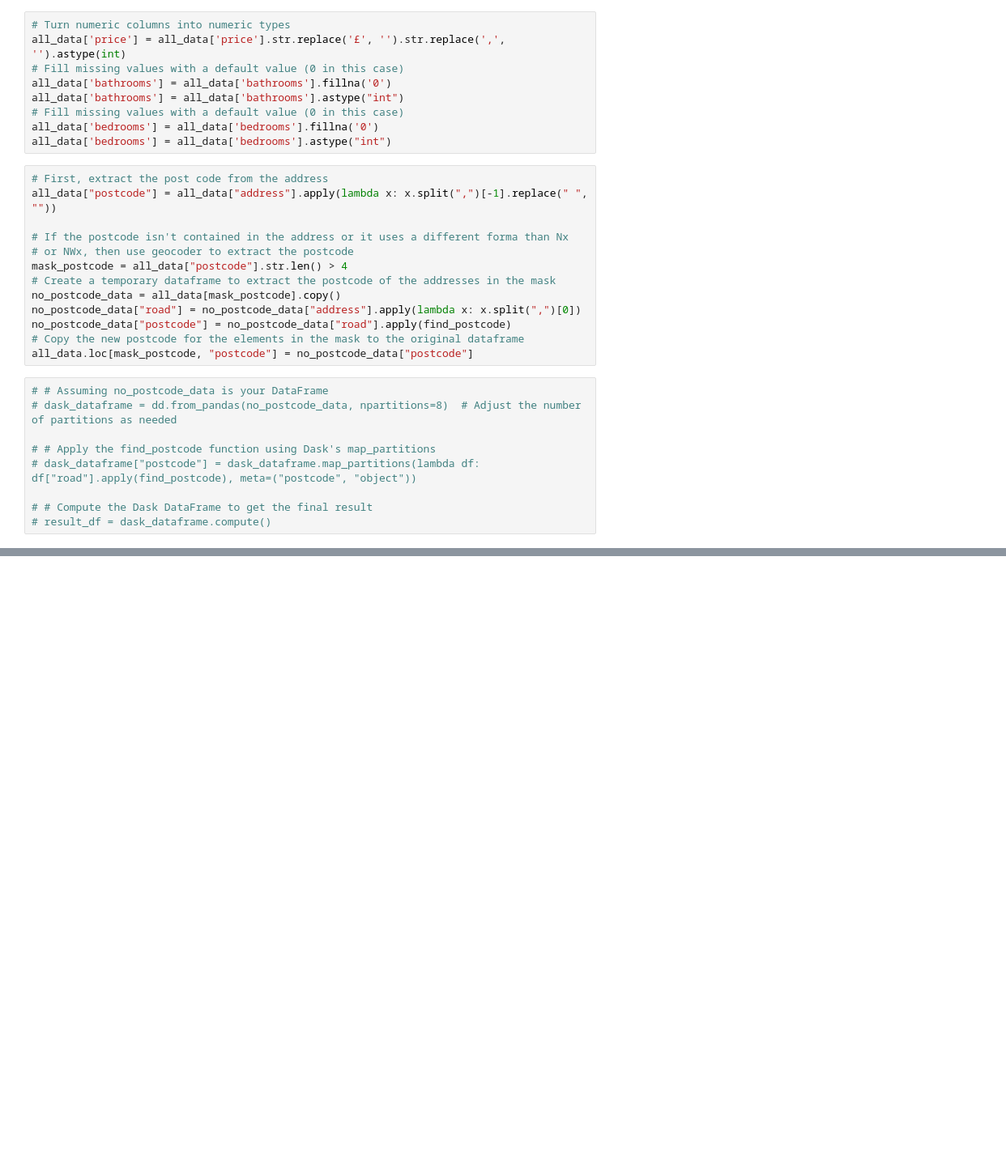
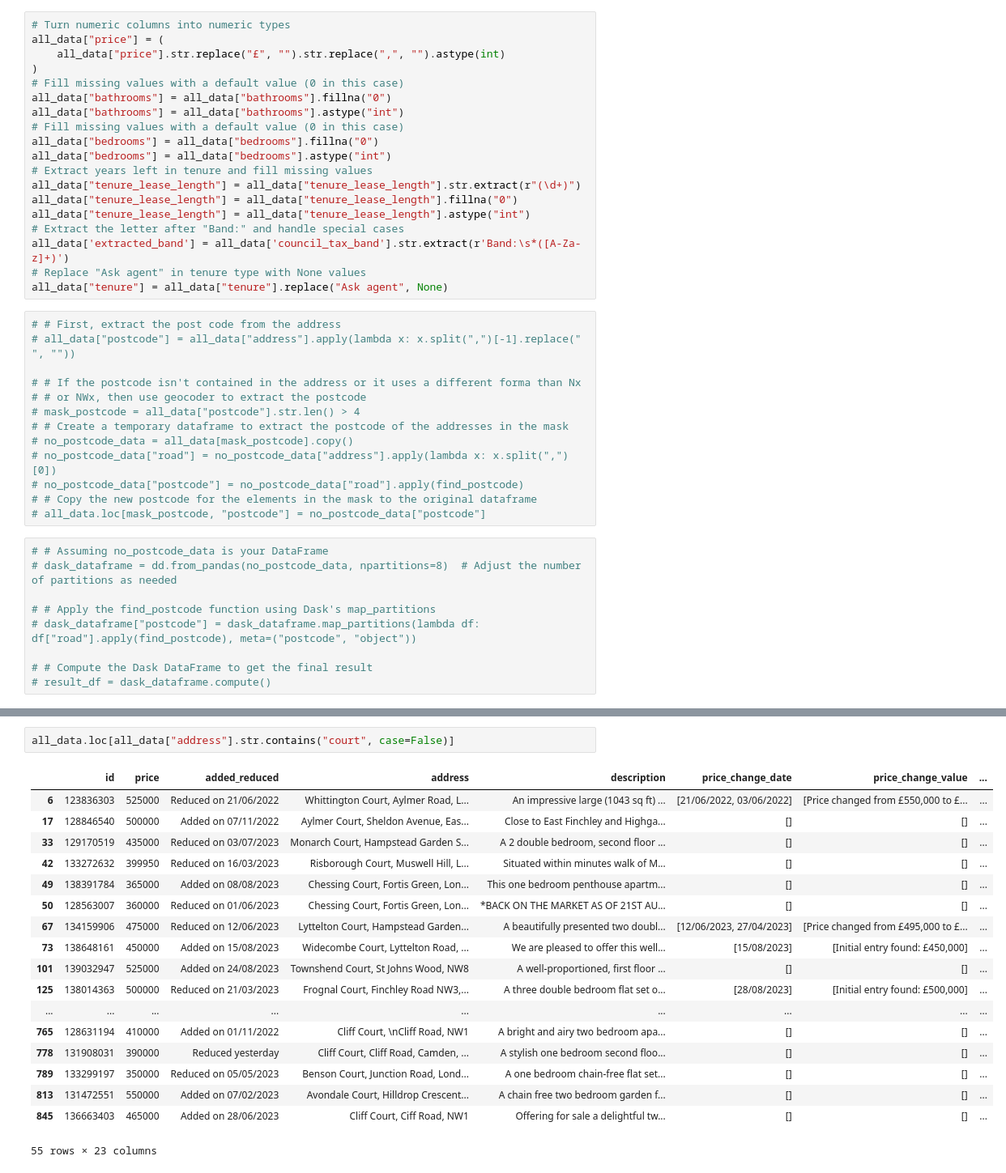
Before and after one commit to albertovidalrod/London-House-Prices, a Jupyter notebook: data_analysis.ipynb, the cells around one changed output, grey strips where cells are left out. Shown at 81% size. Drawn from its saved outputs; the diff is of its cells as text; blank space fills up the shorter version.

Commit message:
Data update August 2023

```diff
--- a/data_analysis.ipynb
+++ b/data_analysis.ipynb
@@ -91,26 +76,36 @@ for postcode in postcode_list:
 all_data.reset_index(drop=True, inplace=True)
 # %%
 # Turn numeric columns into numeric types
-all_data['price'] = all_data['price'].str.replace('£', '').str.replace(',', '').astype(int)
+all_data["price"] = (
+    all_data["price"].str.replace("£", "").str.replace(",", "").astype(int)
+)
 # Fill missing values with a default value (0 in this case)
-all_data['bathrooms'] = all_data['bathrooms'].fillna('0')
-all_data['bathrooms'] = all_data['bathrooms'].astype("int")
+all_data["bathrooms"] = all_data["bathrooms"].fillna("0")
+all_data["bathrooms"] = all_data["bathrooms"].astype("int")
 # Fill missing values with a default value (0 in this case)
-all_data['bedrooms'] = all_data['bedrooms'].fillna('0')
-all_data['bedrooms'] = all_data['bedrooms'].astype("int")
+all_data["bedrooms"] = all_data["bedrooms"].fillna("0")
+all_data["bedrooms"] = all_data["bedrooms"].astype("int")
+# Extract years left in tenure and fill missing values
+all_data["tenure_lease_length"] = all_data["tenure_lease_length"].str.extract(r"(\d+)")
+all_data["tenure_lease_length"] = all_data["tenure_lease_length"].fillna("0")
+all_data["tenure_lease_length"] = all_data["tenure_lease_length"].astype("int")
+# Extract the letter after "Band:" and handle special cases
+all_data['extracted_band'] = all_data['council_tax_band'].str.extract(r'Band:\s*([A-Za-z]+)')
+# Replace "Ask agent" in tenure type with None values
+all_data["tenure"] = all_data["tenure"].replace("Ask agent", None)
 # %%
-# First, extract the post code from the address
-all_data["postcode"] = all_data["address"].apply(lambda x: x.split(",")[-1].replace(" ", ""))
+# # First, extract the post code from the address
+# all_data["postcode"] = all_data["address"].apply(lambda x: x.split(",")[-1].replace(" ", ""))
 
-# If the postcode isn't contained in the address or it uses a different forma than Nx
-# or NWx, then use geocoder to extract the postcode
-mask_postcode = all_data["postcode"].str.len() > 4
-# Create a temporary dataframe to extract the postcode of the addresses in the mask
-no_postcode_data = all_data[mask_postcode].copy()
-no_postcode_data["road"] = no_postcode_data["address"].apply(lambda x: x.split(",")[0])
-no_postcode_data["postcode"] = no_postcode_data["road"].apply(find_postcode)
-# Copy the new postcode for the elements in the mask to the original dataframe
-all_data.loc[mask_postcode, "postcode"] = no_postcode_data["postcode"]
+# # If the postcode isn't contained in the address or it uses a different forma than Nx
+# # or NWx, then use geocoder to extract the postcode
+# mask_postcode = all_data["postcode"].str.len() > 4
+# # Create a temporary dataframe to extract the postcode of the addresses in the mask
+# no_postcode_data = all_data[mask_postcode].copy()
+# no_postcode_data["road"] = no_postcode_data["address"].apply(lambda x: x.split(",")[0])
+# no_postcode_data["postcode"] = no_postcode_data["road"].apply(find_postcode)
+# # Copy the new postcode for the elements in the mask to the original dataframe
+# all_data.loc[mask_postcode, "postcode"] = no_postcode_data["postcode"]
 # %%
 # # Assuming no_postcode_data is your DataFrame
 # dask_dataframe = dd.from_pandas(no_postcode_data, npartitions=8)  # Adjust the number of partitions as needed
@@ -167,3 +171,24 @@ all_data[col_names[1]] = floor_values
+# %%
+all_data.loc[all_data["address"].str.contains("court", case=False)]
+# %% [output]
+|  | id | price | added_reduced | address | description | price_change_date | price_change_value | ... |
+| 6 | 123836303 | 525000 | Reduced on 21/06/2022 | Whittington Court, Aylmer Road, L... | An impressive large (1043 sq ft) ... | [21/06/2022, 03/06/2022] | [Price changed from £550,000 to £... | ... |
+| 17 | 128846540 | 500000 | Added on 07/11/2022 | Aylmer Court, Sheldon Avenue, Eas... | Close to East Finchley and Highga... | [] | [] | ... |
+| 33 | 129170519 | 435000 | Reduced on 03/07/2023 | Monarch Court, Hampstead Garden S... | A 2 double bedroom, second floor ... | [] | [] | ... |
+| 42 | 133272632 | 399950 | Reduced on 16/03/2023 | Risborough Court, Muswell Hill, L... | Situated within minutes walk of M... | [] | [] | ... |
+| 49 | 138391784 | 365000 | Added on 08/08/2023 | Chessing Court, Fortis Green, Lon... | This one bedroom penthouse apartm... | [] | [] | ... |
+| 50 | 128563007 | 360000 | Reduced on 01/06/2023 | Chessing Court, Fortis Green, Lon... | *BACK ON THE MARKET AS OF 21ST AU... | [] | [] | ... |
+| 67 | 134159906 | 475000 | Reduced on 12/06/2023 | Lyttelton Court, Hampstead Garden... | A beautifully presented two doubl... | [12/06/2023, 27/04/2023] | [Price changed from £495,000 to £... | ... |
+| 73 | 138648161 | 450000 | Added on 15/08/2023 | Widecombe Court, Lyttelton Road, ... | We are pleased to offer this well... | [15/08/2023] | [Initial entry found: £450,000] | ... |
+| 101 | 139032947 | 525000 | Added on 24/08/2023 | Townshend Court, St Johns Wood, NW8 | A well-proportioned, first floor ... | [] | [] | ... |
+| 125 | 138014363 | 500000 | Reduced on 21/03/2023 | Frognal Court, Finchley Road NW3,... | A three double bedroom flat set o... | [28/08/2023] | [Initial entry found: £500,000] | ... |
+| ... | ... | ... | ... | ... | ... | ... | ... | ... |
+| 765 | 128631194 | 410000 | Added on 01/11/2022 | Cliff Court, \nCliff Road, NW1 | A bright and airy two bedroom apa... | [] | [] | ... |
+| 778 | 131908031 | 390000 | Reduced yesterday | Cliff Court, Cliff Road, Camden, ... | A stylish one bedroom second floo... | [] | [] | ... |
+| 789 | 133299197 | 350000 | Reduced on 05/05/2023 | Benson Court, Junction Road, Lond... | A one bedroom chain-free flat set... | [] | [] | ... |
+| 813 | 131472551 | 550000 | Added on 07/02/2023 | Avondale Court, Hilldrop Crescent... | A chain free two bedroom garden f... | [] | [] | ... |
+| 845 | 136663403 | 465000 | Added on 28/06/2023 | Cliff Court, Ciff Road, NW1 | Offering for sale a delightful tw... | [] | [] | ... |
+55 rows × 23 columns
 # %% [markdown]
 ## Analysis
 # %%
```
Also changed, not shown: parts of 6 cells of this notebook, 28 other files.
